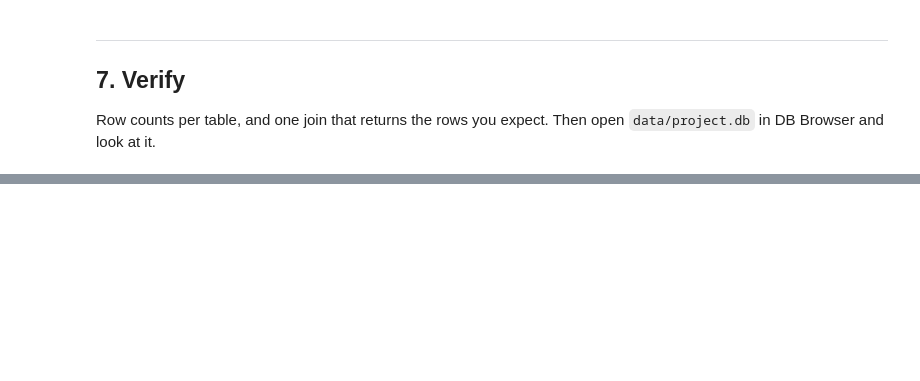
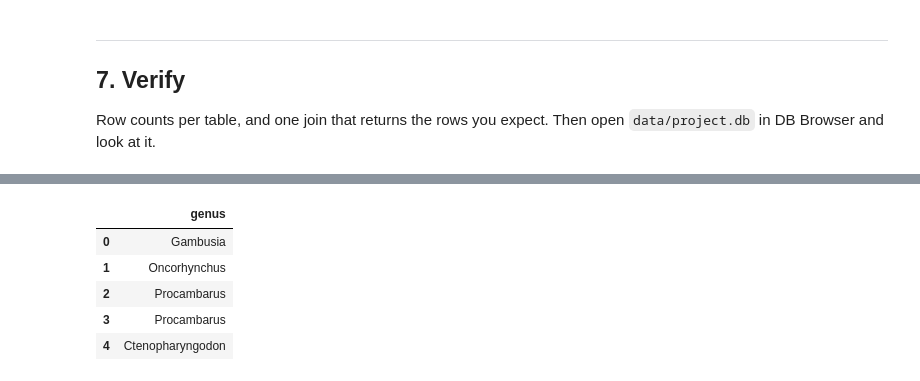
Before and after one commit to zoedoucet/project-1-eda-sql, a Jupyter notebook: notebooks/02_processing.ipynb, the cells around one changed output, grey strips where cells are left out. Drawn from its saved outputs; the diff is of its cells as text; code cells hidden in the pictures; blank space fills up the shorter version.

```diff
--- a/notebooks/02_processing.ipynb
+++ b/notebooks/02_processing.ipynb
@@ -383,0 +422,10 @@ Row counts per table, and one join that returns the rows you expect. Then open `
+# %%
+check_join_s = pd.read_sql("SELECT s.genus FROM impact JOIN species AS s ON impact.species_id = s.species_id LIMIT 5;", project_con)
+check_join_s
+# %% [output]
+|  | genus |
+| 0 | Gambusia |
+| 1 | Oncorhynchus |
+| 2 | Procambarus |
+| 3 | Procambarus |
+| 4 | Ctenopharyngodon |
```
Also changed, not shown: parts of 12 cells of this notebook.
